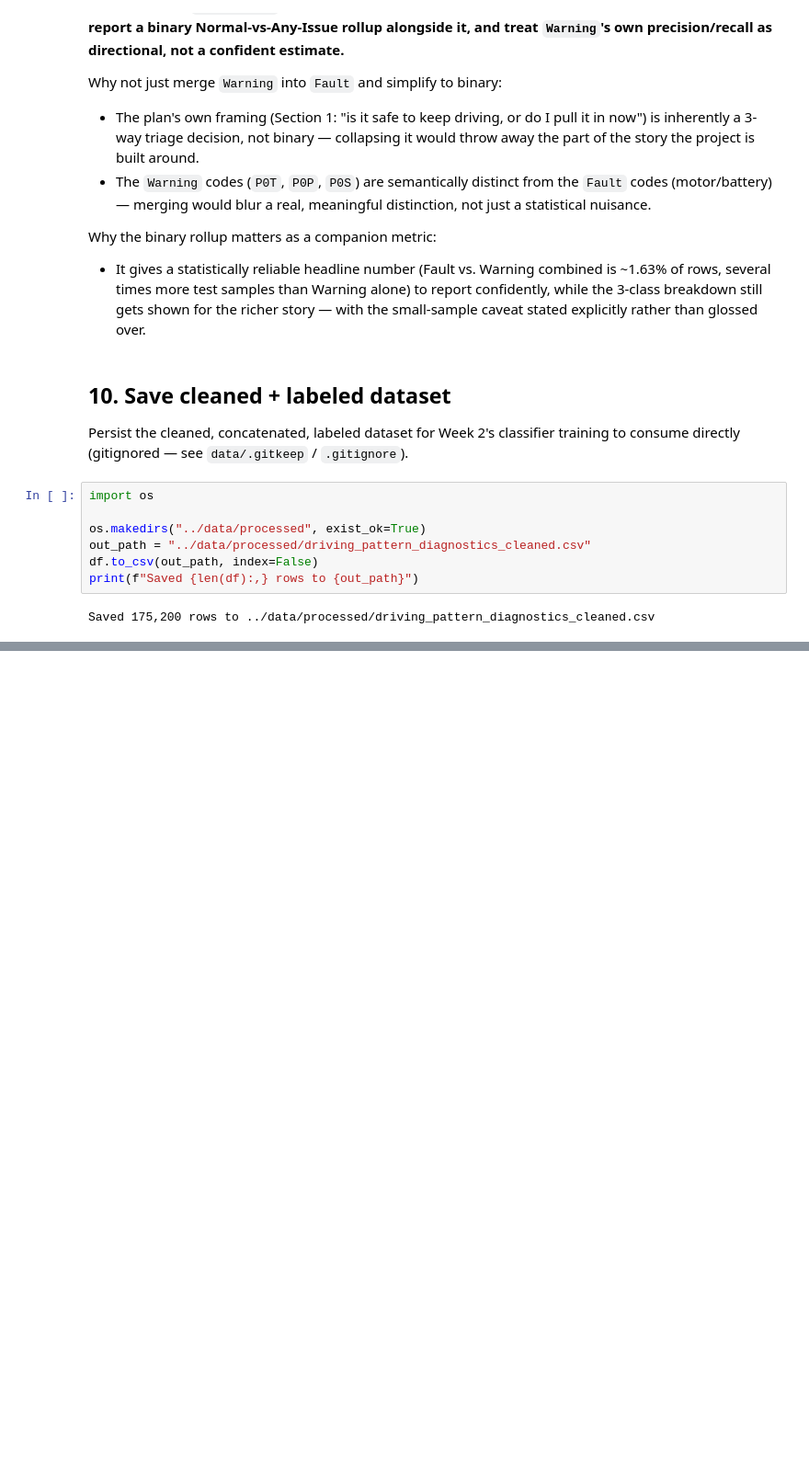
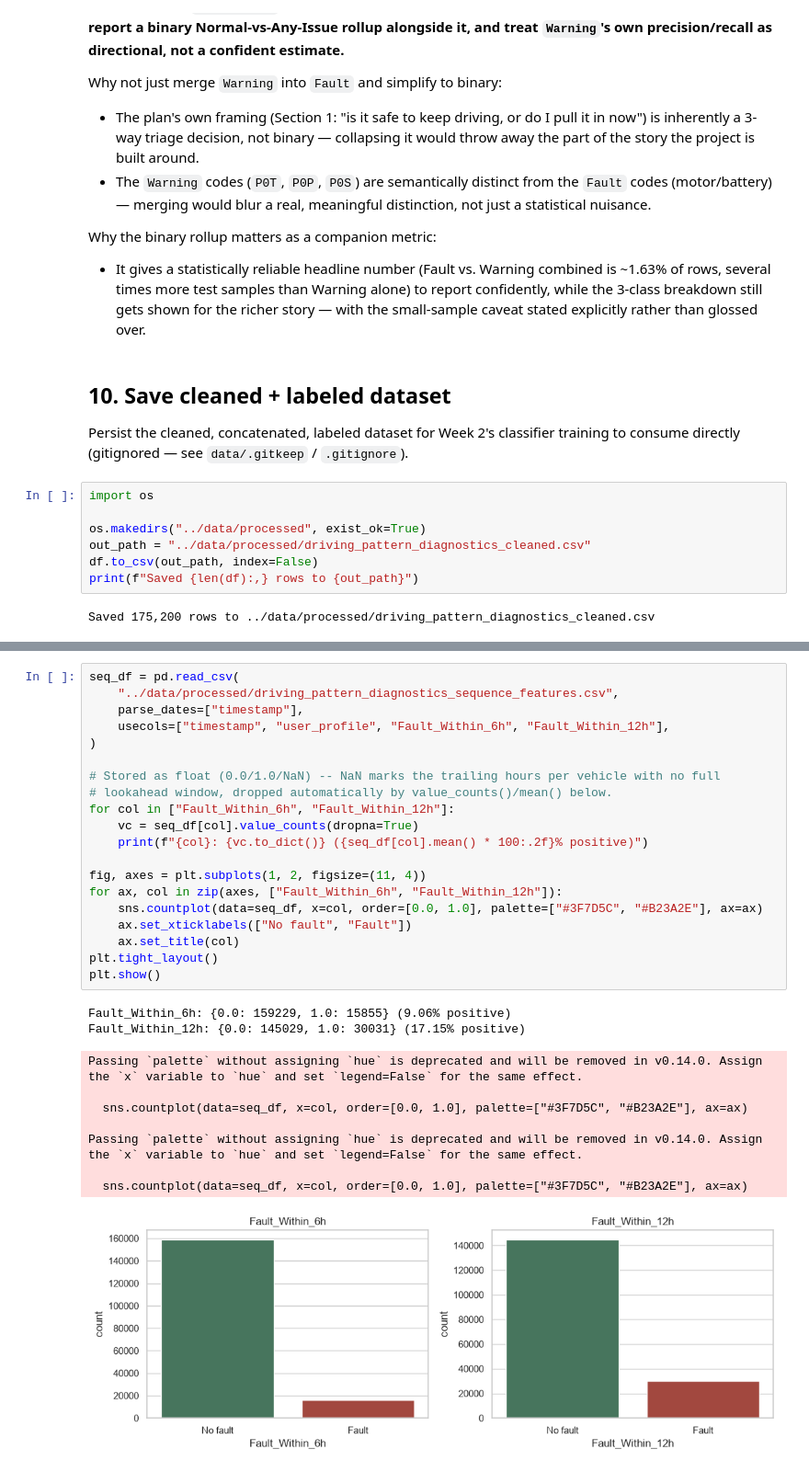
Before and after one commit to harshavardhanratnala-hvr/agentic-ai-vehicle-fault-diagnosis-and-repair-copilot, a Jupyter notebook: notebooks/01_eda.ipynb, the cells around one changed output, grey strips where cells are left out. Shown at 92% size. Drawn from its saved outputs; the diff is of its cells as text; blank space fills up the shorter version.

```diff
--- a/notebooks/01_eda.ipynb
+++ b/notebooks/01_eda.ipynb
@@ -385,0 +394,31 @@ Saved 175,200 rows to ../data/processed/driving_pattern_diagnostics_cleaned.csv
+# %%
+seq_df = pd.read_csv(
+    "../data/processed/driving_pattern_diagnostics_sequence_features.csv",
+    parse_dates=["timestamp"],
+    usecols=["timestamp", "user_profile", "Fault_Within_6h", "Fault_Within_12h"],
+)
+
+# Stored as float (0.0/1.0/NaN) -- NaN marks the trailing hours per vehicle with no full
+# lookahead window, dropped automatically by value_counts()/mean() below.
+for col in ["Fault_Within_6h", "Fault_Within_12h"]:
+    vc = seq_df[col].value_counts(dropna=True)
+    print(f"{col}: {vc.to_dict()} ({seq_df[col].mean() * 100:.2f}% positive)")
+
+fig, axes = plt.subplots(1, 2, figsize=(11, 4))
+for ax, col in zip(axes, ["Fault_Within_6h", "Fault_Within_12h"]):
+    sns.countplot(data=seq_df, x=col, order=[0.0, 1.0], palette=["#3F7D5C", "#B23A2E"], ax=ax)
+    ax.set_xticklabels(["No fault", "Fault"])
+    ax.set_title(col)
+plt.tight_layout()
+plt.show()
+# %% [output]
+Fault_Within_6h: {0.0: 159229, 1.0: 15855} (9.06% positive)
+Fault_Within_12h: {0.0: 145029, 1.0: 30031} (17.15% positive)
+Passing `palette` without assigning `hue` is deprecated and will be removed in v0.14.0. Assign the `x` variable to `hue` and set `legend=False` for the same effect.
+
+  sns.countplot(data=seq_df, x=col, order=[0.0, 1.0], palette=["#3F7D5C", "#B23A2E"], ax=ax)
+
+Passing `palette` without assigning `hue` is deprecated and will be removed in v0.14.0. Assign the `x` variable to `hue` and set `legend=False` for the same effect.
+
+  sns.countplot(data=seq_df, x=col, order=[0.0, 1.0], palette=["#3F7D5C", "#B23A2E"], ax=ax)
+[figure, added]
```
Also changed, not shown: parts of 6 cells of this notebook, 13 other files.
